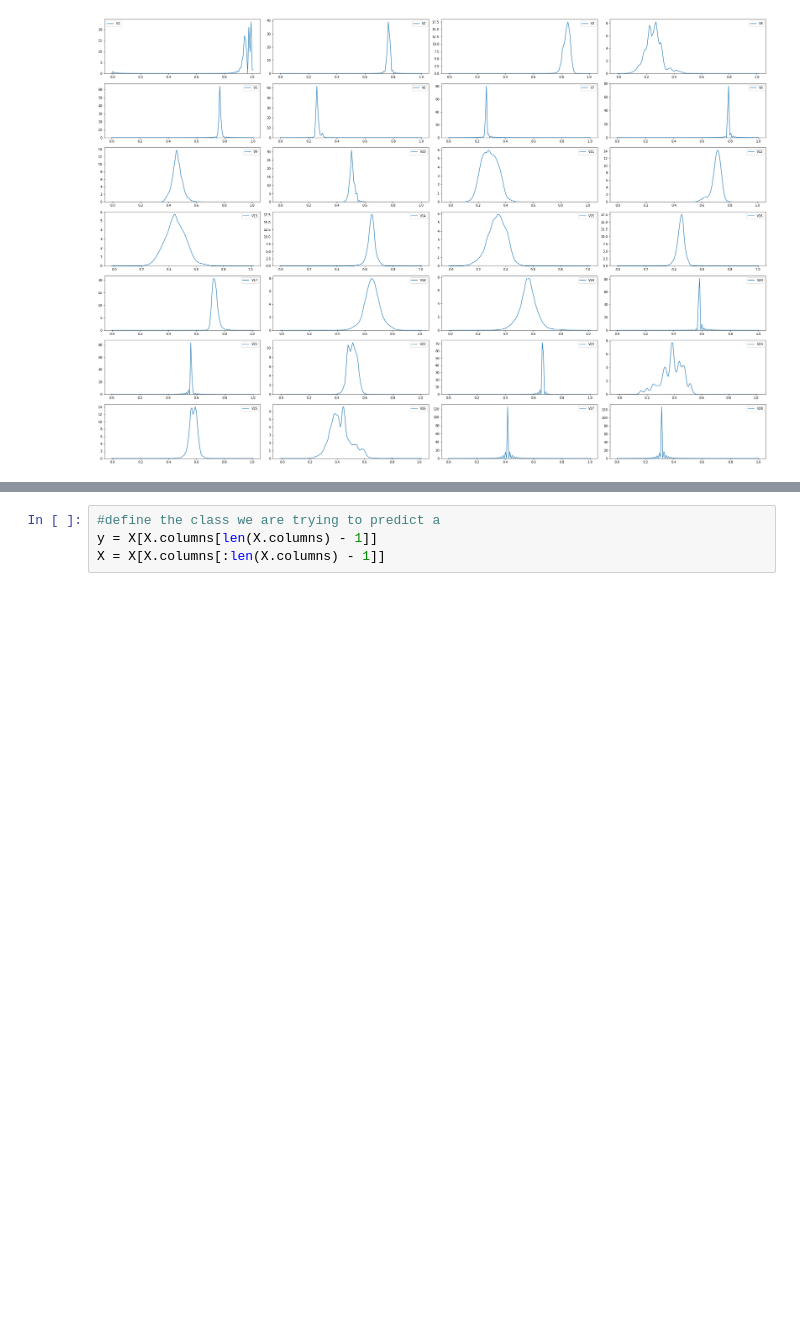
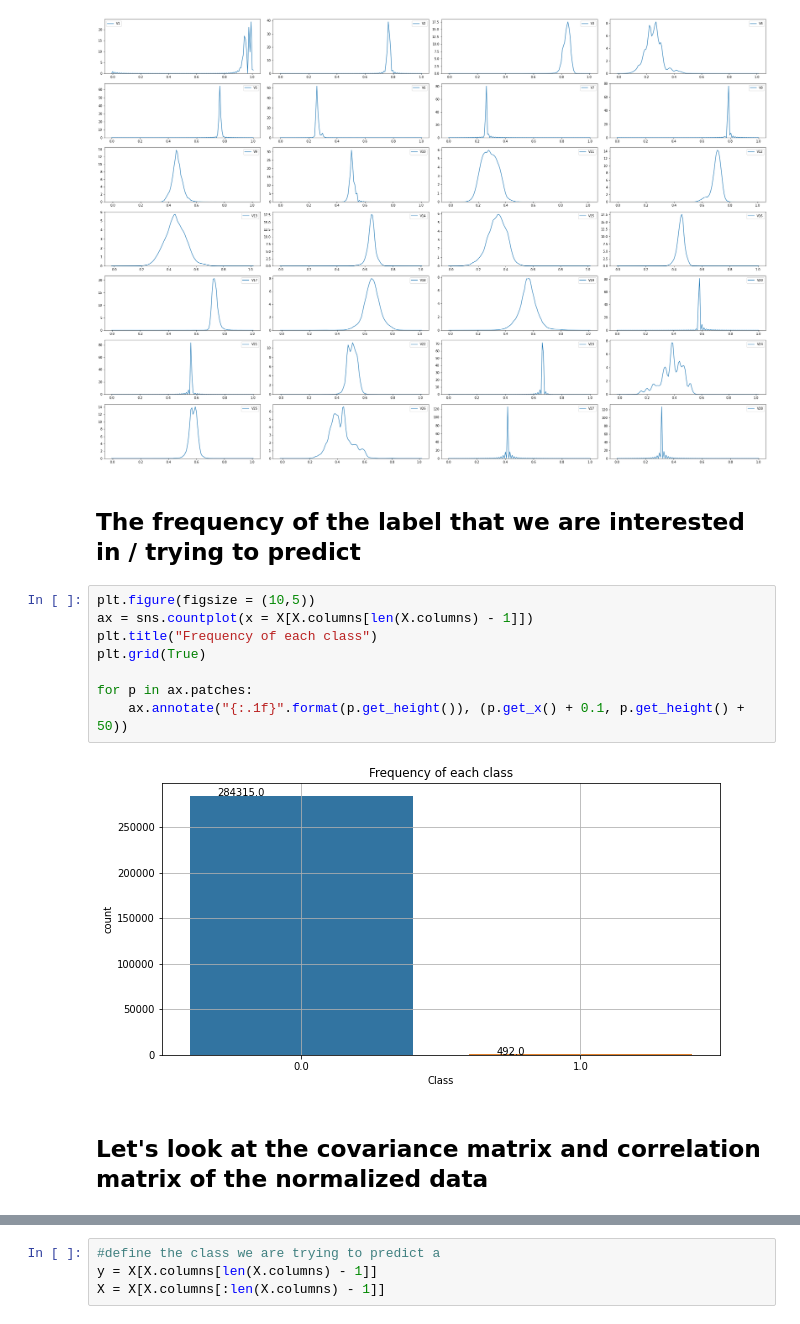
Before and after one commit to diegodalvarez/TDA, a Jupyter notebook: credit_card_final/credit_card.ipynb, the cells around one changed output, grey strips where cells are left out. Cells and saved outputs as stored; diff of their text form; blank space fills up the shorter version.

```diff
--- a/credit_card_final/credit_card.ipynb
+++ b/credit_card_final/credit_card.ipynb
@@ -42,6 +52,20 @@ plt.tight_layout()
 plt.show()
 # %% [output]
 [figure]
+# %% [markdown]
+## The frequency of the label that we are interested in / trying to predict
+# %%
+plt.figure(figsize = (10,5))
+ax = sns.countplot(x = X[X.columns[len(X.columns) - 1]])
+plt.title("Frequency of each class")
+plt.grid(True)
+
+for p in ax.patches:
+    ax.annotate("{:.1f}".format(p.get_height()), (p.get_x() + 0.1, p.get_height() + 50))
+# %% [output]
+[figure, added]
+# %% [markdown]
+## Let's look at the covariance matrix and correlation matrix of the normalized data
 # %%
 fig, (ax1, ax2) = plt.subplots(ncols = 2, nrows = 1, figsize = (30, 10))
 
```
Also changed, not shown: parts of 11 cells of this notebook.
